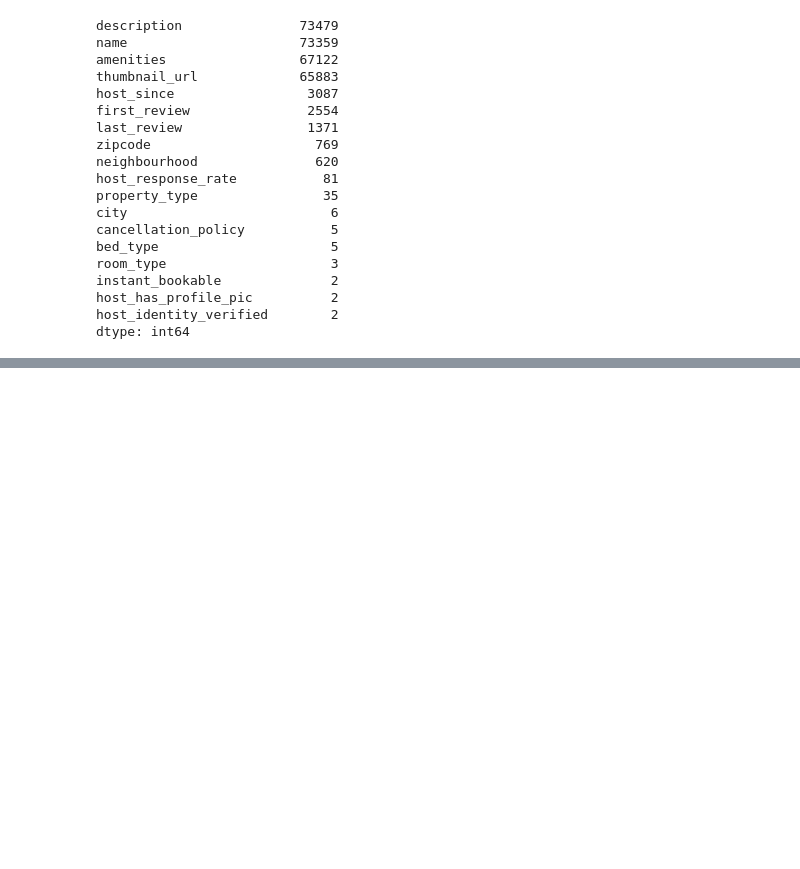
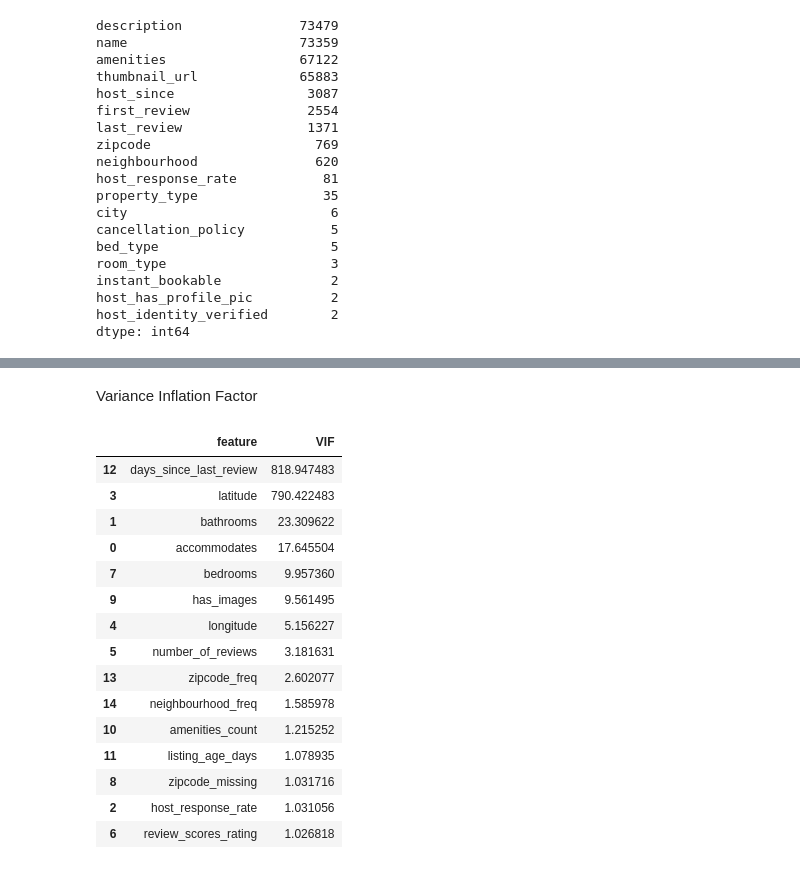
Before and after one commit to ShriRamaMoorthy/Airbnb-Price-Prediction, a Jupyter notebook: airbnb_price_prediction.ipynb, the cells around one changed output, grey strips where cells are left out. Cells and saved outputs as stored; diff of their text form; code cells hidden in the pictures; blank space fills up the shorter version.

```diff
--- a/airbnb_price_prediction.ipynb
+++ b/airbnb_price_prediction.ipynb
@@ -232,0 +505,34 @@ cardinalitydf
+# %%
+df=df.drop(columns=['host_experience_years','beds','has_reviews'])
+# %% [markdown]
+Variance Inflation Factor
+# %%
+from statsmodels.stats.outliers_influence import variance_inflation_factor
+
+x = df.select_dtypes(include='number').drop(columns=['log_price'])
+x = x.fillna(x.median())
+vifdf = pd.DataFrame()
+vifdf['feature'] = x.columns
+vifdf['VIF'] = [
+    variance_inflation_factor(x.values,i)
+    for i in range(x.shape[1])
+]
+
+vifdf.sort_values(by='VIF',ascending=False)
+# %% [output]
+|  | feature | VIF |
+| 12 | days_since_last_review | 818.947483 |
+| 3 | latitude | 790.422483 |
+| 1 | bathrooms | 23.309622 |
+| 0 | accommodates | 17.645504 |
+| 7 | bedrooms | 9.957360 |
+| 9 | has_images | 9.561495 |
+| 4 | longitude | 5.156227 |
+| 5 | number_of_reviews | 3.181631 |
+| 13 | zipcode_freq | 2.602077 |
+| 14 | neighbourhood_freq | 1.585978 |
+| 10 | amenities_count | 1.215252 |
+| 11 | listing_age_days | 1.078935 |
+| 8 | zipcode_missing | 1.031716 |
+| 2 | host_response_rate | 1.031056 |
+| 6 | review_scores_rating | 1.026818 |
```
Also changed, not shown: parts of 45 cells of this notebook.
